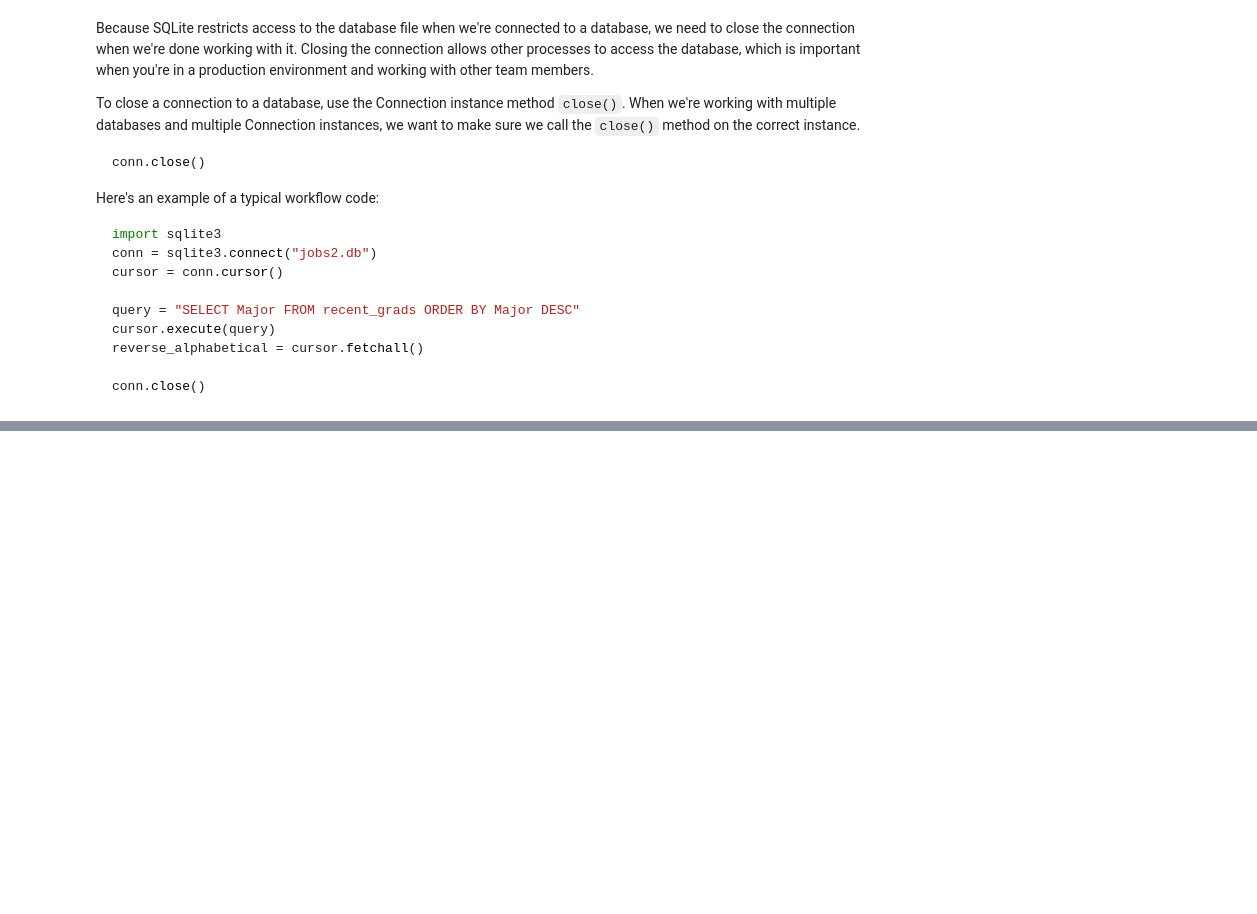
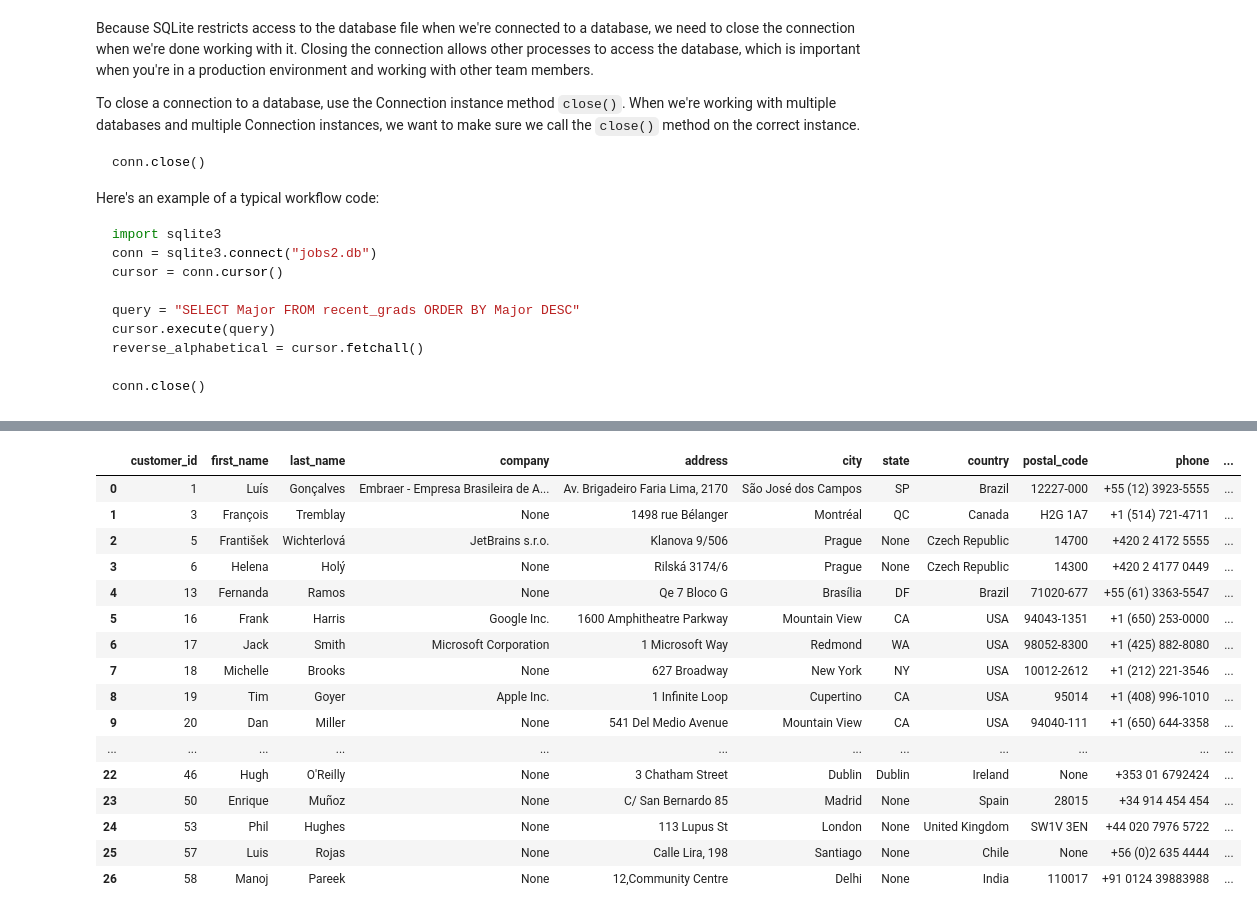
Before and after one commit to LZNEWT00Z/conspectuses, a Jupyter notebook: dataquest/[SQL] SQL Fundamentals.ipynb, the cells around one changed output, grey strips where cells are left out. Drawn from its saved outputs; the diff is of its cells as text; code cells hidden in the pictures; blank space fills up the shorter version.

```diff
--- a/dataquest/[SQL] SQL Fundamentals.ipynb
+++ b/dataquest/[SQL] SQL Fundamentals.ipynb
@@ -1199,0 +2967,23 @@ conn.close()
+# %%
+pd.read_sql_query('\
+SELECT * FROM customer_usa \
+UNION \
+SELECT * FROM customer_gt_90_dollars', conn)
+# %% [output]
+|  | customer_id | first_name | last_name | company | address | city | state | country | postal_code | phone | ... |
+| 0 | 1 | Luís | Gonçalves | Embraer - Empresa Brasileira de A... | Av. Brigadeiro Faria Lima, 2170 | São José dos Campos | SP | Brazil | 12227-000 | +55 (12) 3923-5555 | ... |
+| 1 | 3 | François | Tremblay | None | 1498 rue Bélanger | Montréal | QC | Canada | H2G 1A7 | +1 (514) 721-4711 | ... |
+| 2 | 5 | František | Wichterlová | JetBrains s.r.o. | Klanova 9/506 | Prague | None | Czech Republic | 14700 | +420 2 4172 5555 | ... |
+| 3 | 6 | Helena | Holý | None | Rilská 3174/6 | Prague | None | Czech Republic | 14300 | +420 2 4177 0449 | ... |
+| 4 | 13 | Fernanda | Ramos | None | Qe 7 Bloco G | Brasília | DF | Brazil | 71020-677 | +55 (61) 3363-5547 | ... |
+| 5 | 16 | Frank | Harris | Google Inc. | 1600 Amphitheatre Parkway | Mountain View | CA | USA | 94043-1351 | +1 (650) 253-0000 | ... |
+| 6 | 17 | Jack | Smith | Microsoft Corporation | 1 Microsoft Way | Redmond | WA | USA | 98052-8300 | +1 (425) 882-8080 | ... |
+| 7 | 18 | Michelle | Brooks | None | 627 Broadway | New York | NY | USA | 10012-2612 | +1 (212) 221-3546 | ... |
+| 8 | 19 | Tim | Goyer | Apple Inc. | 1 Infinite Loop | Cupertino | CA | USA | 95014 | +1 (408) 996-1010 | ... |
+| 9 | 20 | Dan | Miller | None | 541 Del Medio Avenue | Mountain View | CA | USA | 94040-111 | +1 (650) 644-3358 | ... |
+| ... | ... | ... | ... | ... | ... | ... | ... | ... | ... | ... | ... |
+| 22 | 46 | Hugh | O'Reilly | None | 3 Chatham Street | Dublin | Dublin | Ireland | None | +353 01 6792424 | ... |
+| 23 | 50 | Enrique | Muñoz | None | C/ San Bernardo 85 | Madrid | None | Spain | 28015 | +34 914 454 454 | ... |
+| 24 | 53 | Phil | Hughes | None | 113 Lupus St | London | None | United Kingdom | SW1V 3EN | +44 020 7976 5722 | ... |
+| 25 | 57 | Luis | Rojas | None | Calle Lira, 198 | Santiago | None | Chile | None | +56 (0)2 635 4444 | ... |
+| 26 | 58 | Manoj | Pareek | None | 12,Community Centre | Delhi | None | India | 110017 | +91 0124 39883988 | ... |
```
Also changed, not shown: parts of 240 cells of this notebook.
